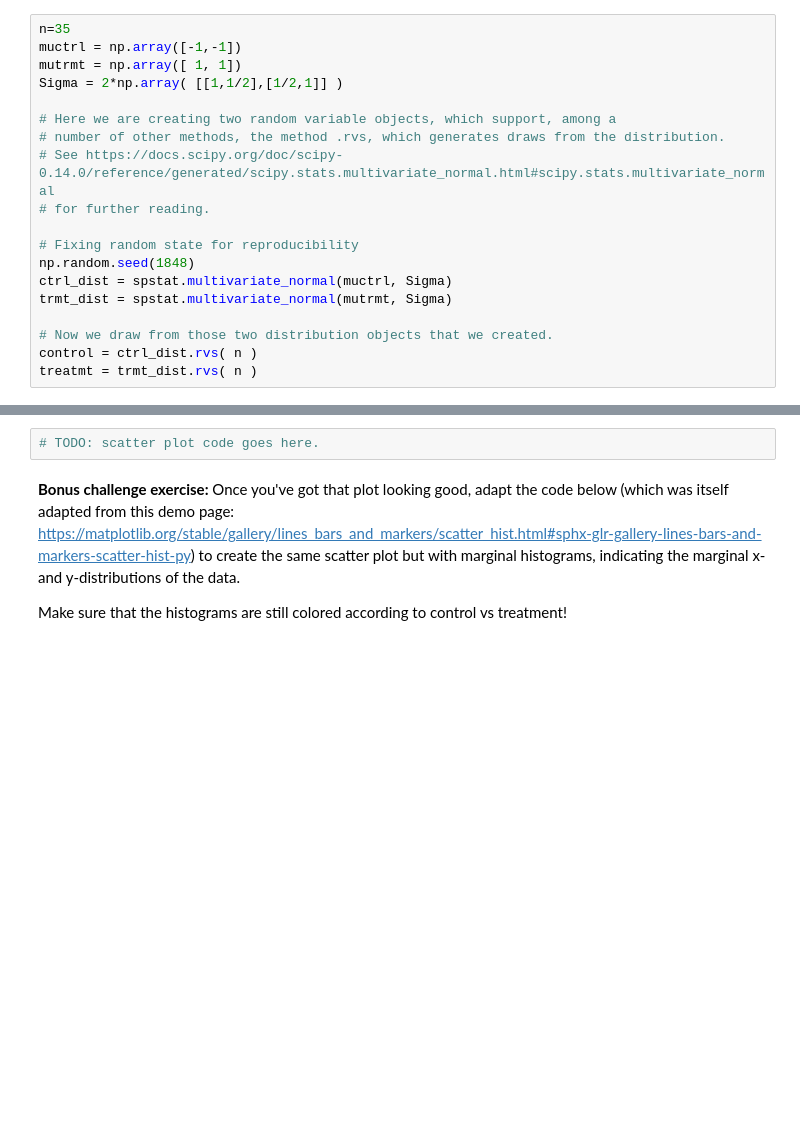
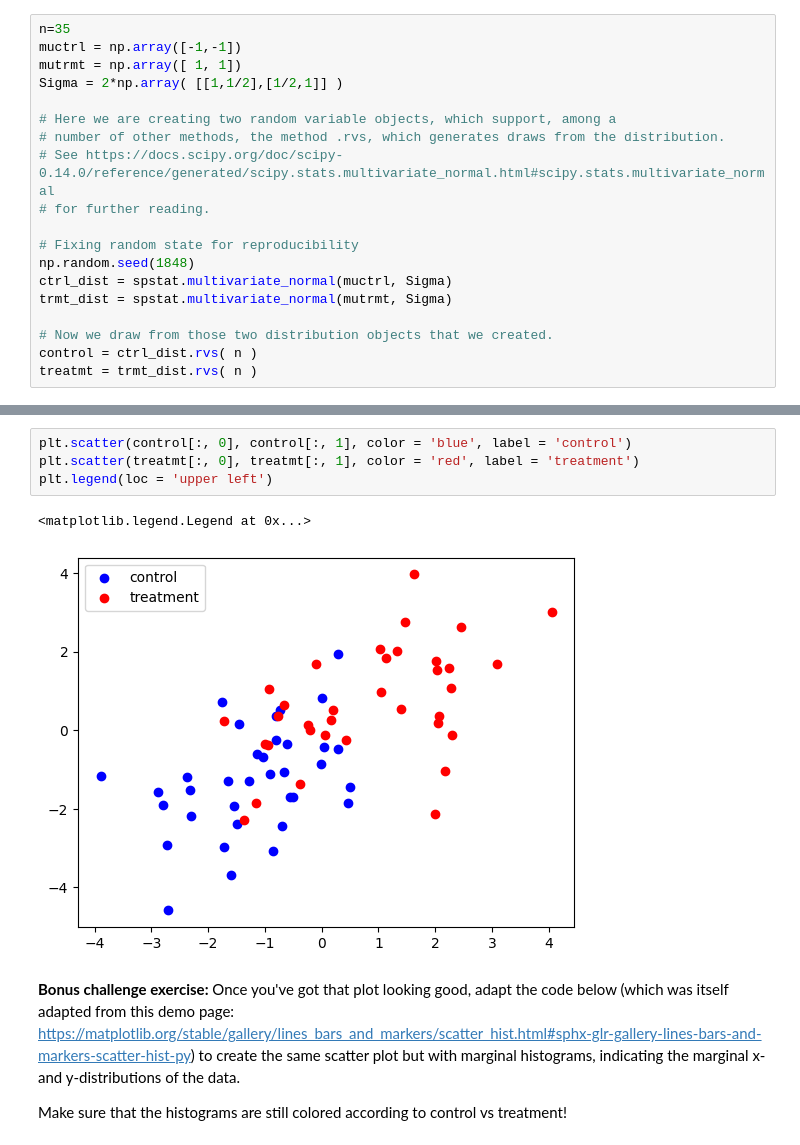
Before and after one commit to Stochastic1017/STAT_606, a Jupyter notebook: exercises/E12_matplotlib.ipynb, the cells around one changed output, grey strips where cells are left out. Cells and saved outputs as stored; diff of their text form; blank space fills up the shorter version.

```diff
--- a/exercises/E12_matplotlib.ipynb
+++ b/exercises/E12_matplotlib.ipynb
@@ -76,5 +100,10 @@ control # Our data are n-by-2, with each row representing an observation.
-# %%
-# TODO: scatter plot code goes here.
+# %%
+plt.scatter(control[:, 0], control[:, 1], color = 'blue', label = 'control')
+plt.scatter(treatmt[:, 0], treatmt[:, 1], color = 'red', label = 'treatment')
+plt.legend(loc = 'upper left')
+# %% [output]
+<matplotlib.legend.Legend at 0x...>
+[figure, added]
 # %% [markdown]
 <b>Bonus challenge exercise:</b> Once you've got that plot looking good, adapt the code below (which was itself adapted from this demo page: https://matplotlib.org/stable/gallery/lines_bars_and_markers/scatter_hist.html#sphx-glr-gallery-lines-bars-and-markers-scatter-hist-py) to create the same scatter plot but with marginal histograms, indicating the marginal x- and y-distributions of the data.
 
```
Also changed, not shown: parts of 6 cells of this notebook.
